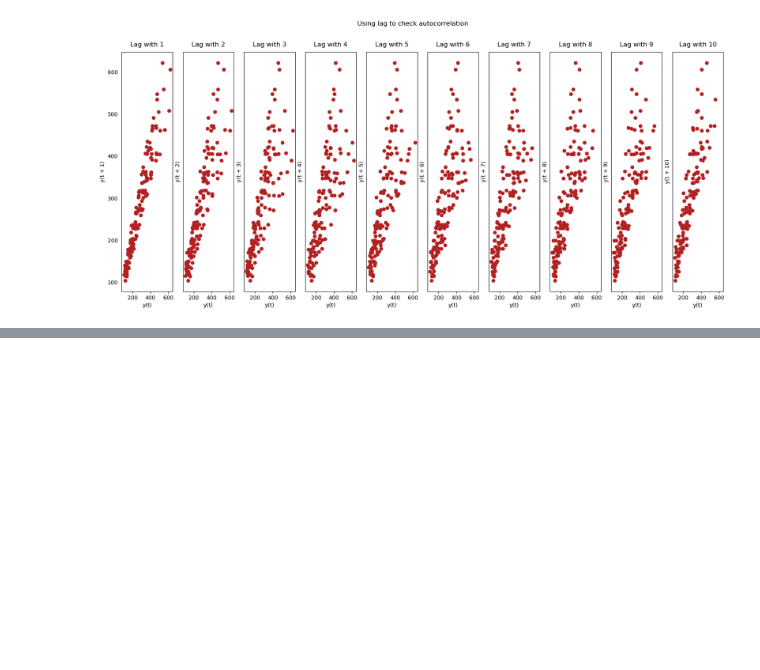
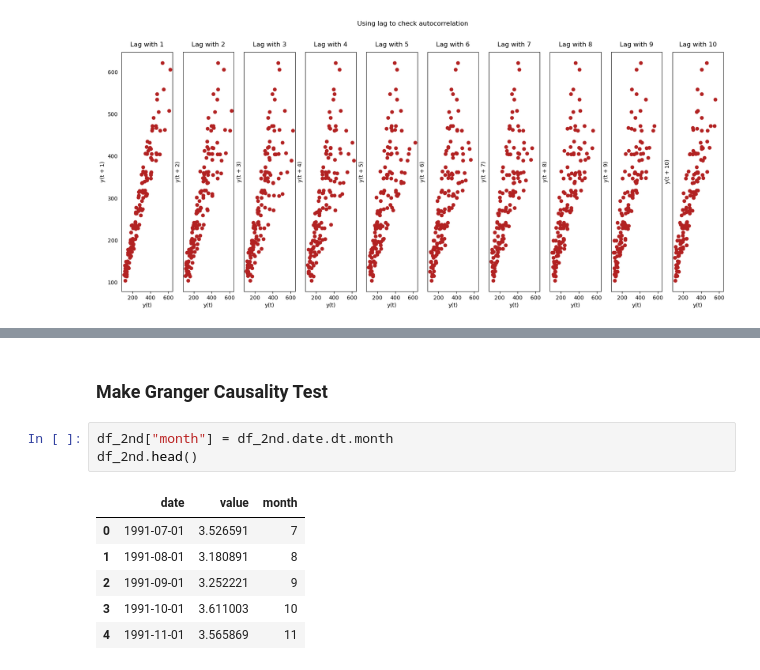
Before and after one commit to neemiasbsilva/datascience-portfolio, a Jupyter notebook: forecasting/notebooks/01_NBS_eda.ipynb, the cells around one changed output, grey strips where cells are left out. Drawn from its saved outputs; the diff is of its cells as text; blank space fills up the shorter version.

Commit message:
Including the Granger Causality Test

```diff
--- a/forecasting/notebooks/01_NBS_eda.ipynb
+++ b/forecasting/notebooks/01_NBS_eda.ipynb
@@ -427,0 +510,12 @@ plot_lags(df)
+# %% [markdown]
+### Make Granger Causality Test
+# %%
+df_2nd["month"] = df_2nd.date.dt.month
+df_2nd.head()
+# %% [output]
+|  | date | value | month |
+| 0 | 1991-07-01 | 3.526591 | 7 |
+| 1 | 1991-08-01 | 3.180891 | 8 |
+| 2 | 1991-09-01 | 3.252221 | 9 |
+| 3 | 1991-10-01 | 3.611003 | 10 |
+| 4 | 1991-11-01 | 3.565869 | 11 |
```
Also changed, not shown: parts of 13 cells of this notebook.
